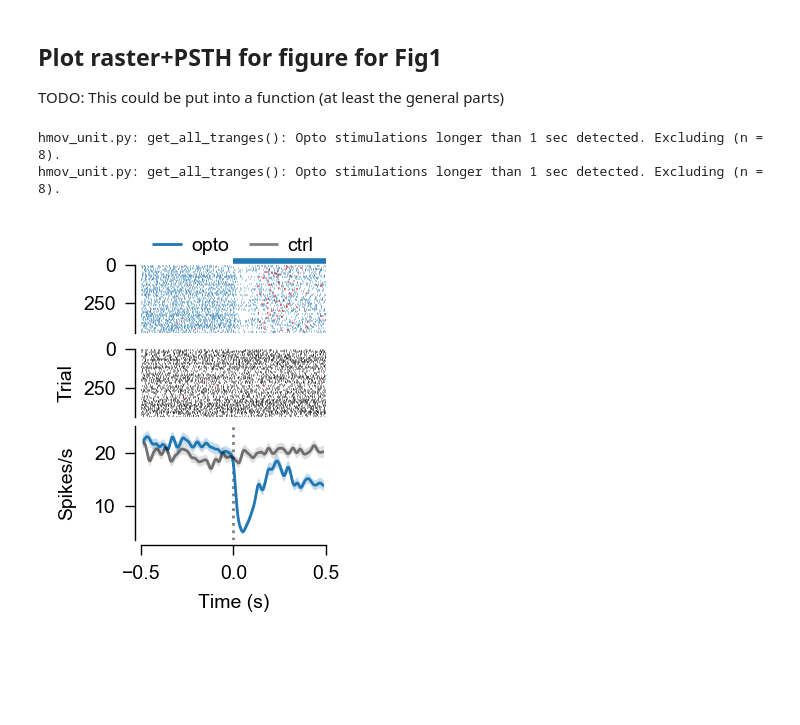
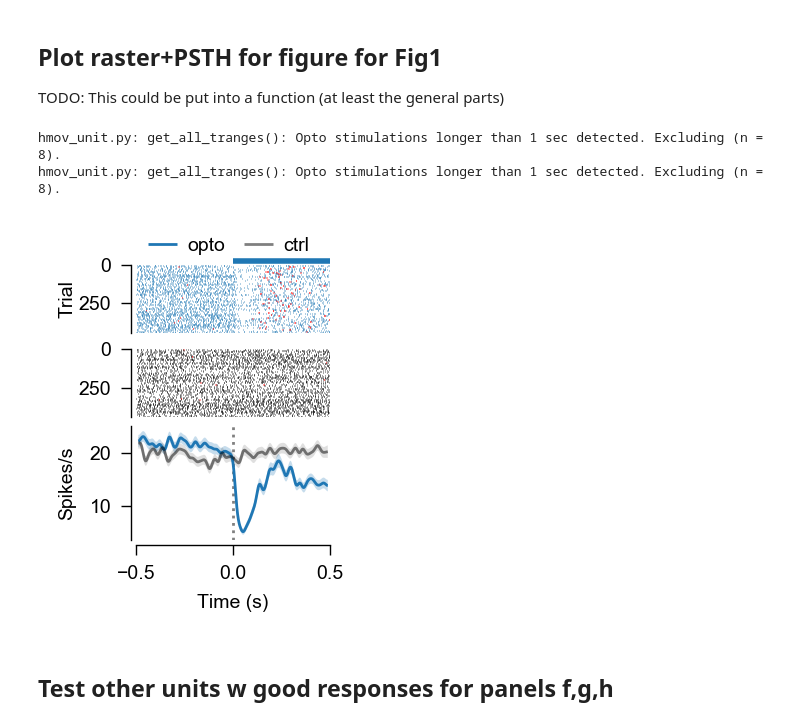
Before and after one commit to yannikbauer/hollymov_code, a Jupyter notebook: hmov_code/fig_01/plot_opto_raster_psth.ipynb, the cells around one changed output. Drawn from its saved outputs; the diff is of its cells as text; code cells hidden in the pictures; blank space fills up the shorter version.

Commit message:
plot_opto_raster_psth.ipynb: look for good overall example cell

```diff
--- a/hmov_code/fig_01/plot_opto_raster_psth.ipynb
+++ b/hmov_code/fig_01/plot_opto_raster_psth.ipynb
@@ -58,22 +59,21 @@ plt.rcParams.update({
 # %%
 # Plot raster+PSTH figure
 fig, axs = (HmovUnit() & ukey).plot_opto_cond_raster_psth(optocond=['off-on', 'off-off'], stimcond='stim', offsets=[-0.5, -0.5],
                                                           plot_err='sem', legend=False, legend_frame=False,
                                                           linewidths=[1, 1, 1, 1], alphas=[1.0, 0.5, 1.0, 0.5],
                                                           s=0.25, l=4, eventfill=False, eventbar=True, evbarpos=25,
                                                           figsize=[3.7, 4.5], dpi=200, hspace=0.05, hpad=0., hratios=[0.45,0.55]);
 # Manual plot edits
-for ax in axs[0][:-1]:
-    ax.set_ylabel('')
-# axs[0][-1].set_ylabel('')
 axs[1].legend(['opto', 'ctrl'], ncol=2, frameon=False, loc='lower left', bbox_to_anchor=(0, 2.4),
              columnspacing=1, handlelength=1.5, handletextpad=0.5, borderpad=0.1)  # will cause constr_layout Warn but ok now
 # NOTE: To accomodate manual legend, would need to adjust fig - this part is manually edited in Illustrator for now
 #       but could be done by inserting a third axis on top
 # plt.subplots_adjust(top=0.9)
 # fig.set_figheight(fig.get_figheight()+0.1)
 plt.savefig('opto_raster_psth.pdf')
 # %% [output]
 hmov_unit.py: get_all_tranges(): Opto stimulations longer than 1 sec detected. Excluding (n = 8).
 hmov_unit.py: get_all_tranges(): Opto stimulations longer than 1 sec detected. Excluding (n = 8).
-[figure, old version]
+[figure, new version]
+# %% [markdown]
+## Test other units w good responses for panels f,g,h
```
Also changed, not shown: parts of 4 cells of this notebook, 2 other files.
